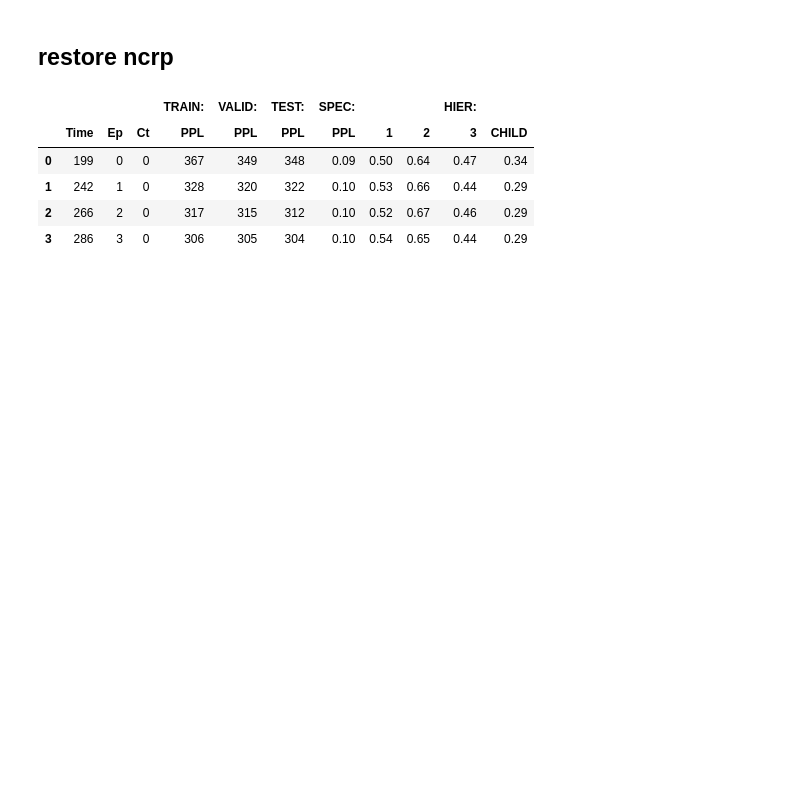
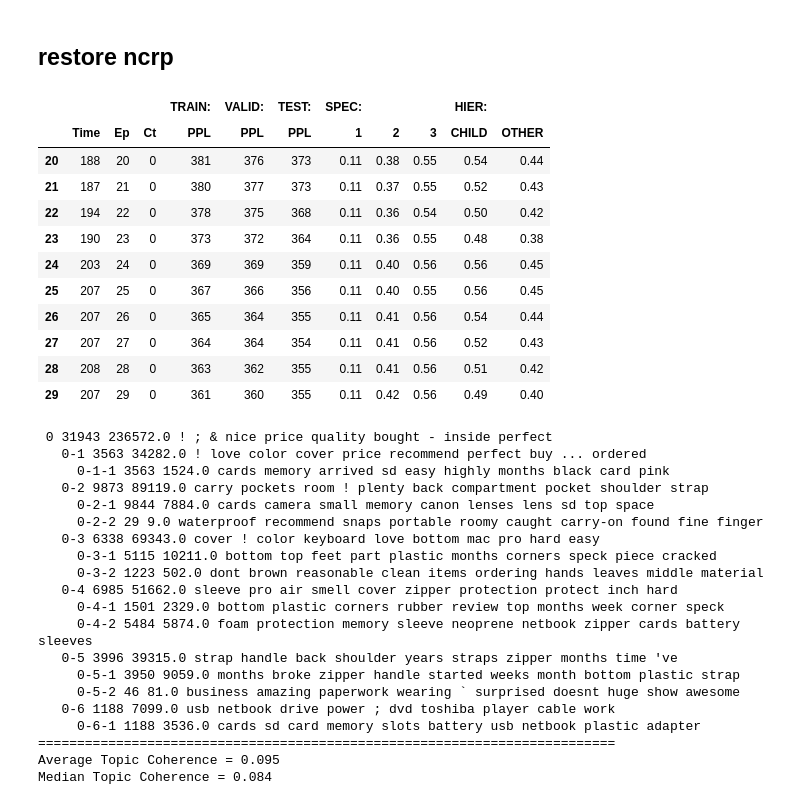
Before and after one commit to numarrsh/tsntm, a Jupyter notebook: 0 evaluation.ipynb, the cells around one changed output. Drawn from its saved outputs; the diff is of its cells as text; code cells hidden in the pictures; blank space fills up the shorter version.

```diff
--- a/0 evaluation.ipynb
+++ b/0 evaluation.ipynb
@@ -129,14 +126,41 @@ Median Topic Coherence = 0.097
 # %% [markdown]
 ## restore ncrp
 # %%
-bags_docs, topic_bags, config_bags_ncrp = load_model(config=config_bags, name_model = 'ncrp', nb_name = '0 bags -m ncrp -alp 10 5 1 -eta 1 -gam 0.01')
+docs_bags, topic_bags, config_bags_ncrp = load_model(config=config_bags, name_model = 'ncrp', nb_name = '0 bags -m ncrp -alp 1 0.5 0.1 -eta 5 -gam 0.01 -epoch 30', index=-1)
+log_bags_ncrp = cPickle.load(open(config_bags_ncrp.path_log, 'rb'))
+display(log_bags_ncrp[-10:])
+freq_tokens_bags_ncrp = get_freq_tokens_ncrp(topic_bags, idx_to_word_bags, bow_idxs_bags)
+coherence_bags_ncrp = compute_coherence(freq_tokens_bags_ncrp.values(), config_bags.dir_corpus, topns=[5, 10])
+# %% [output]
+|  |  |  |  | TRAIN: | VALID: | TEST: | SPEC: |  |  | HIER: |  |
+|  | Time | Ep | Ct | PPL | PPL | PPL | 1 | 2 | 3 | CHILD | OTHER |
+| 20 | 188 | 20 | 0 | 381 | 376 | 373 | 0.11 | 0.38 | 0.55 | 0.54 | 0.44 |
+| 21 | 187 | 21 | 0 | 380 | 377 | 373 | 0.11 | 0.37 | 0.55 | 0.52 | 0.43 |
+| 22 | 194 | 22 | 0 | 378 | 375 | 368 | 0.11 | 0.36 | 0.54 | 0.50 | 0.42 |
+| 23 | 190 | 23 | 0 | 373 | 372 | 364 | 0.11 | 0.36 | 0.55 | 0.48 | 0.38 |
+| 24 | 203 | 24 | 0 | 369 | 369 | 359 | 0.11 | 0.40 | 0.56 | 0.56 | 0.45 |
+| 25 | 207 | 25 | 0 | 367 | 366 | 356 | 0.11 | 0.40 | 0.55 | 0.56 | 0.45 |
+| 26 | 207 | 26 | 0 | 365 | 364 | 355 | 0.11 | 0.41 | 0.56 | 0.54 | 0.44 |
+| 27 | 207 | 27 | 0 | 364 | 364 | 354 | 0.11 | 0.41 | 0.56 | 0.52 | 0.43 |
+| 28 | 208 | 28 | 0 | 363 | 362 | 355 | 0.11 | 0.41 | 0.56 | 0.51 | 0.42 |
+| 29 | 207 | 29 | 0 | 361 | 360 | 355 | 0.11 | 0.42 | 0.56 | 0.49 | 0.40 |
+ 0 31943 236572.0 ! ; & nice price quality bought - inside perfect
+   0-1 3563 34282.0 ! love color cover price recommend perfect buy ... ordered
+     0-1-1 3563 1524.0 cards memory arrived sd easy highly months black card pink
+   0-2 9873 89119.0 carry pockets room ! plenty back compartment pocket shoulder strap
+     0-2-1 9844 7884.0 cards camera small memory canon lenses lens sd top space
+     0-2-2 29 9.0 waterproof recommend snaps portable roomy caught carry-on found fine finger
+   0-3 6338 69343.0 cover ! color keyboard love bottom mac pro hard easy
+     0-3-1 5115 10211.0 bottom top feet part plastic months corners speck piece cracked
+     0-3-2 1223 502.0 dont brown reasonable clean items ordering hands leaves middle material
+   0-4 6985 51662.0 sleeve pro air smell cover zipper protection protect inch hard
+     0-4-1 1501 2329.0 bottom plastic corners rubber review top months week corner speck
+     0-4-2 5484 5874.0 foam protection memory sleeve neoprene netbook zipper cards battery sleeves
+   0-5 3996 39315.0 strap handle back shoulder years straps zipper months time 've
+     0-5-1 3950 9059.0 months broke zipper handle started weeks month bottom plastic strap
+     0-5-2 46 81.0 business amazing paperwork wearing ` surprised doesnt huge show awesome
+   0-6 1188 7099.0 usb netbook drive power ; dvd toshiba player cable work
+     0-6-1 1188 3536.0 cards sd card memory slots battery usb netbook plastic adapter
+==========================================================================
+Average Topic Coherence = 0.095
+Median Topic Coherence = 0.084
-# %%
-log_bags_ncrp = cPickle.load(open(config_bags_ncrp.path_log, 'rb'))
-log_bags_ncrp
-# %% [output]
-|  |  |  |  | TRAIN: | VALID: | TEST: | SPEC: |  |  | HIER: |  |
-|  | Time | Ep | Ct | PPL | PPL | PPL | PPL | 1 | 2 | 3 | CHILD |
-| 0 | 199 | 0 | 0 | 367 | 349 | 348 | 0.09 | 0.50 | 0.64 | 0.47 | 0.34 |
-| 1 | 242 | 1 | 0 | 328 | 320 | 322 | 0.10 | 0.53 | 0.66 | 0.44 | 0.29 |
-| 2 | 266 | 2 | 0 | 317 | 315 | 312 | 0.10 | 0.52 | 0.67 | 0.46 | 0.29 |
-| 3 | 286 | 3 | 0 | 306 | 305 | 304 | 0.10 | 0.54 | 0.65 | 0.44 | 0.29 |
```
Also changed, not shown: parts of 13 cells of this notebook, 22 other files.
